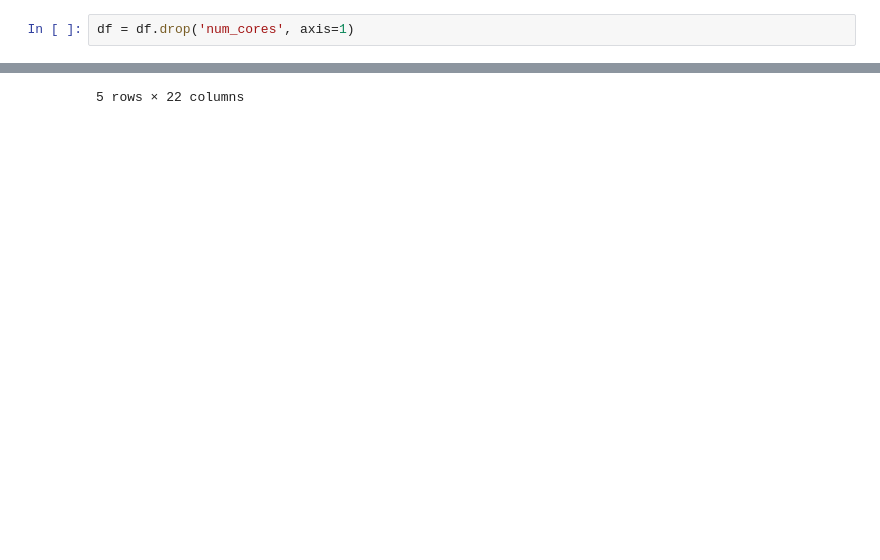
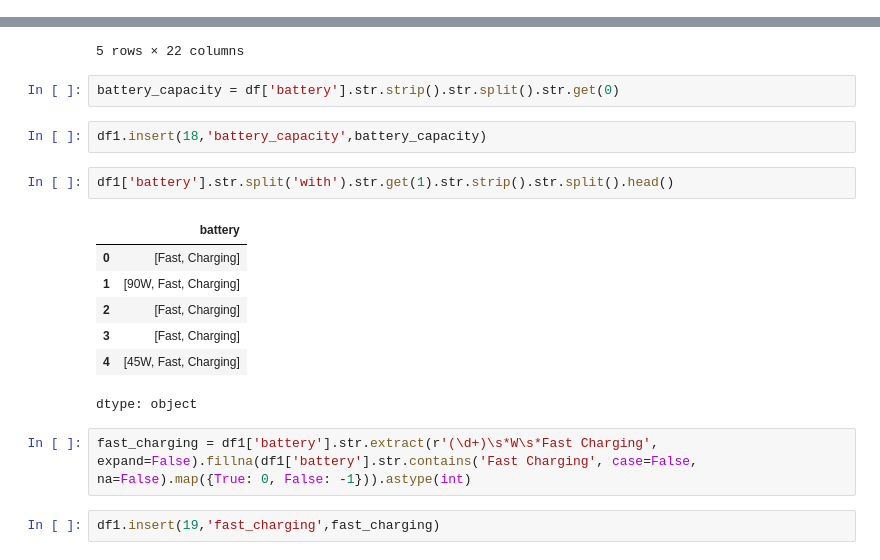
Before and after one commit to adilkamal2478/Adil_Pandas_Data_Preprocessing, a Jupyter notebook: Data_cleaning.ipynb, the cells around one changed output, grey strips where cells are left out. Cells and saved outputs as stored; diff of their text form; blank space fills up the shorter version.

```diff
--- a/Data_cleaning.ipynb
+++ b/Data_cleaning.ipynb
@@ -562,8 +562,6 @@ df1.head(3)
 | 2 | 4 | apple | Apple iPhone Duo | 299900 | 84.0 | Dual Sim, 5G, VoLTE, NFC, eSIM, W... | True | True | False | Apple A20 Pro, Hexa Core Processor | ... |
 # %%
 df1['num_cores'] = df1['num_cores'].str.strip()
-# %%
-df = df.drop('num_cores', axis=1)
 # %%
 df1[df1['processor_name'] .str.contains('Core' , na=False , case=False)]
 # %% [output]
@@ -784,3 +815,21 @@ df1.head()
 | 3 | 5 | apple | Apple iPhone 18 Pro Max | 179900 | 86.0 | Dual Sim, 5G, VoLTE, NFC, eSIM, W... | True | True | False | Apple A20 Pro, Hexa Core Processor | ... |
 | 4 | 6 | realme | Realme P1 5G (8GB RAM+ 128GB) | 14999 | 58.0 | Dual Sim, 5G, VoLTE, Wi-Fi | True | False | False | Dimensity 7050, Octa Core, 2.6 GH... | ... |
 5 rows × 22 columns
+# %%
+battery_capacity = df['battery'].str.strip().str.split().str.get(0)
+# %%
+df1.insert(18,'battery_capacity',battery_capacity)
+# %%
+df1['battery'].str.split('with').str.get(1).str.strip().str.split().head()
+# %% [output]
+|  | battery |
+| 0 | [Fast, Charging] |
+| 1 | [90W, Fast, Charging] |
+| 2 | [Fast, Charging] |
+| 3 | [Fast, Charging] |
+| 4 | [45W, Fast, Charging] |
+dtype: object
+# %%
+fast_charging = df1['battery'].str.extract(r'(\d+)\s*W\s*Fast Charging', expand=False).fillna(df1['battery'].str.contains('Fast Charging', case=False, na=False).map({True: 0, False: -1})).astype(int)
+# %%
+df1.insert(19,'fast_charging',fast_charging)
```
Also changed, not shown: parts of 30 cells of this notebook.
